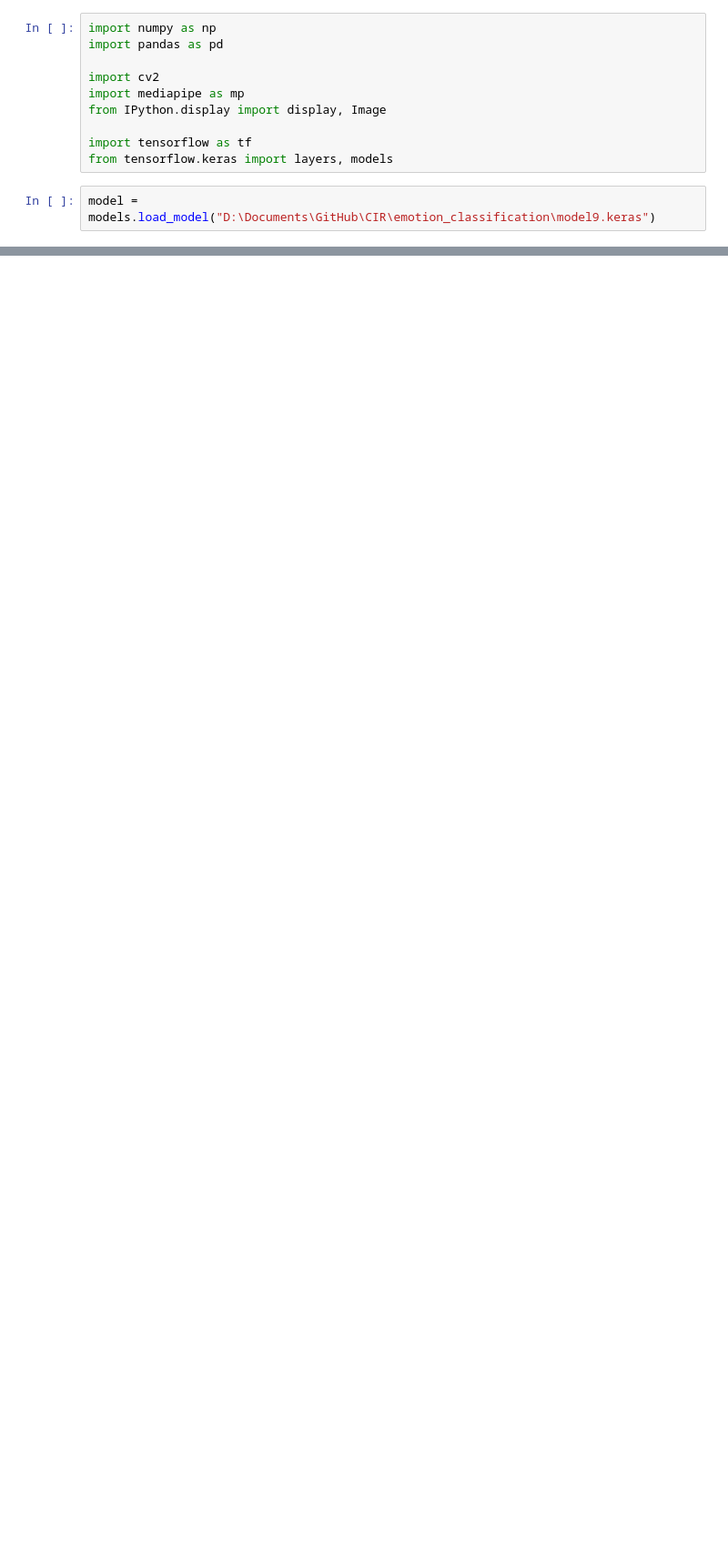
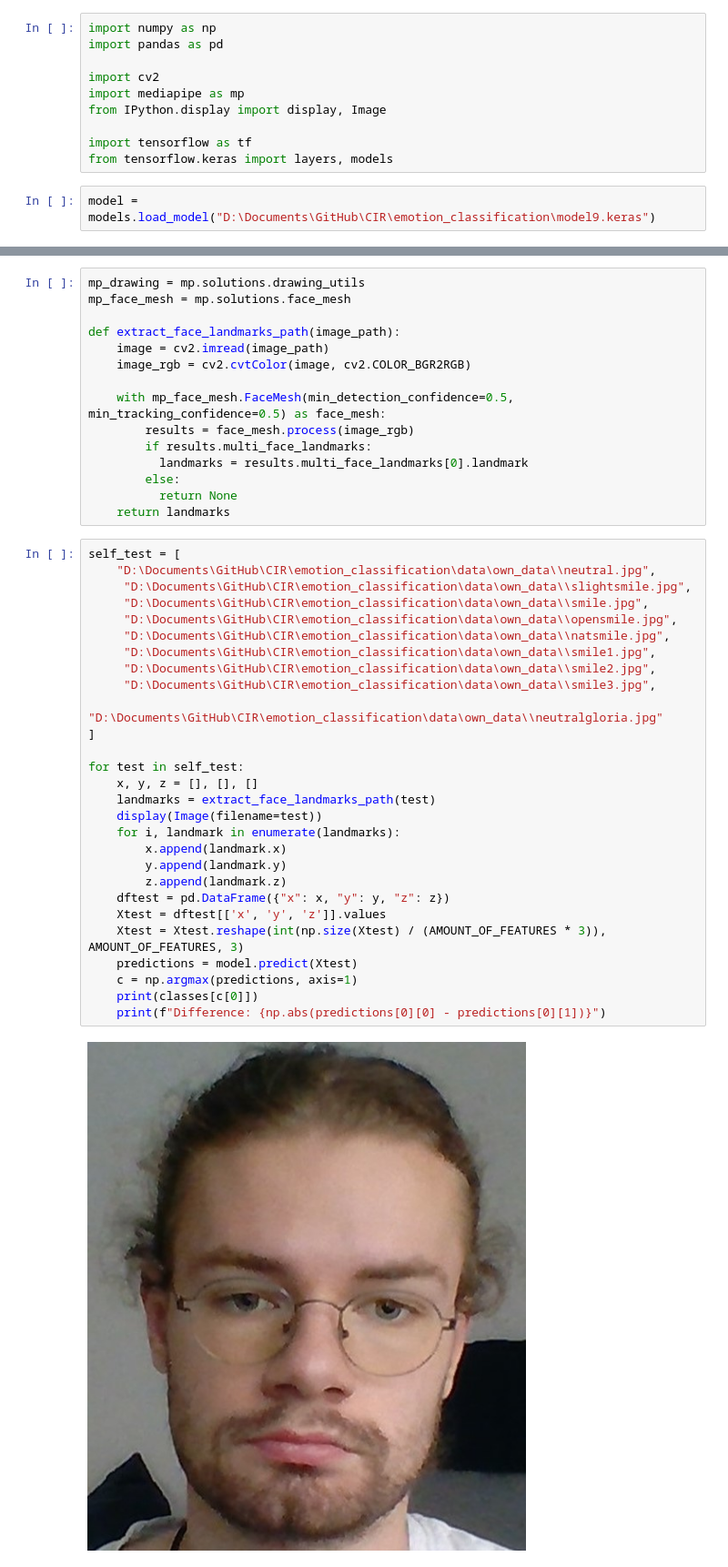
Before and after one commit to ebnerlena/can-I-joke-on-you, a Jupyter notebook: emotion_classification/classify_video_stream.ipynb, the cells around one changed output, grey strips where cells are left out. Shown: that part at 91% size. Saved outputs shown, nothing was run; the diff lists cells and outputs as text; blank space fills up the shorter version.

```diff
--- a/emotion_classification/classify_video_stream.ipynb
+++ b/emotion_classification/classify_video_stream.ipynb
@@ -95,0 +97,45 @@ Difference: 1.85
+# %%
+mp_drawing = mp.solutions.drawing_utils
+mp_face_mesh = mp.solutions.face_mesh
+
+def extract_face_landmarks_path(image_path):
+    image = cv2.imread(image_path)
+    image_rgb = cv2.cvtColor(image, cv2.COLOR_BGR2RGB)
+
+    with mp_face_mesh.FaceMesh(min_detection_confidence=0.5, min_tracking_confidence=0.5) as face_mesh:
+        results = face_mesh.process(image_rgb)
+        if results.multi_face_landmarks:
+          landmarks = results.multi_face_landmarks[0].landmark
+        else:
+          return None
+    return landmarks
+# %%
+self_test = [
+    "D:\Documents\GitHub\CIR\emotion_classification\data\own_data\\neutral.jpg",
+     "D:\Documents\GitHub\CIR\emotion_classification\data\own_data\\slightsmile.jpg",
+     "D:\Documents\GitHub\CIR\emotion_classification\data\own_data\\smile.jpg",
+     "D:\Documents\GitHub\CIR\emotion_classification\data\own_data\\opensmile.jpg",
+     "D:\Documents\GitHub\CIR\emotion_classification\data\own_data\\natsmile.jpg",
+     "D:\Documents\GitHub\CIR\emotion_classification\data\own_data\\smile1.jpg",
+     "D:\Documents\GitHub\CIR\emotion_classification\data\own_data\\smile2.jpg",
+     "D:\Documents\GitHub\CIR\emotion_classification\data\own_data\\smile3.jpg",
+     "D:\Documents\GitHub\CIR\emotion_classification\data\own_data\\neutralgloria.jpg"
+]
+
+for test in self_test:
+    x, y, z = [], [], []
+    landmarks = extract_face_landmarks_path(test)
+    display(Image(filename=test))
+    for i, landmark in enumerate(landmarks):
+        x.append(landmark.x)
+        y.append(landmark.y)
+        z.append(landmark.z)
+    dftest = pd.DataFrame({"x": x, "y": y, "z": z})
+    Xtest = dftest[['x', 'y', 'z']].values
+    Xtest = Xtest.reshape(int(np.size(Xtest) / (AMOUNT_OF_FEATURES * 3)), AMOUNT_OF_FEATURES, 3)
+    predictions = model.predict(Xtest)
+    c = np.argmax(predictions, axis=1)
+    print(classes[c[0]])
+    print(f"Difference: {np.abs(predictions[0][0] - predictions[0][1])}")
+# %% [output]
+[figure, added]
```
Also changed, not shown: parts of 6 cells of this notebook, 8 other files.
